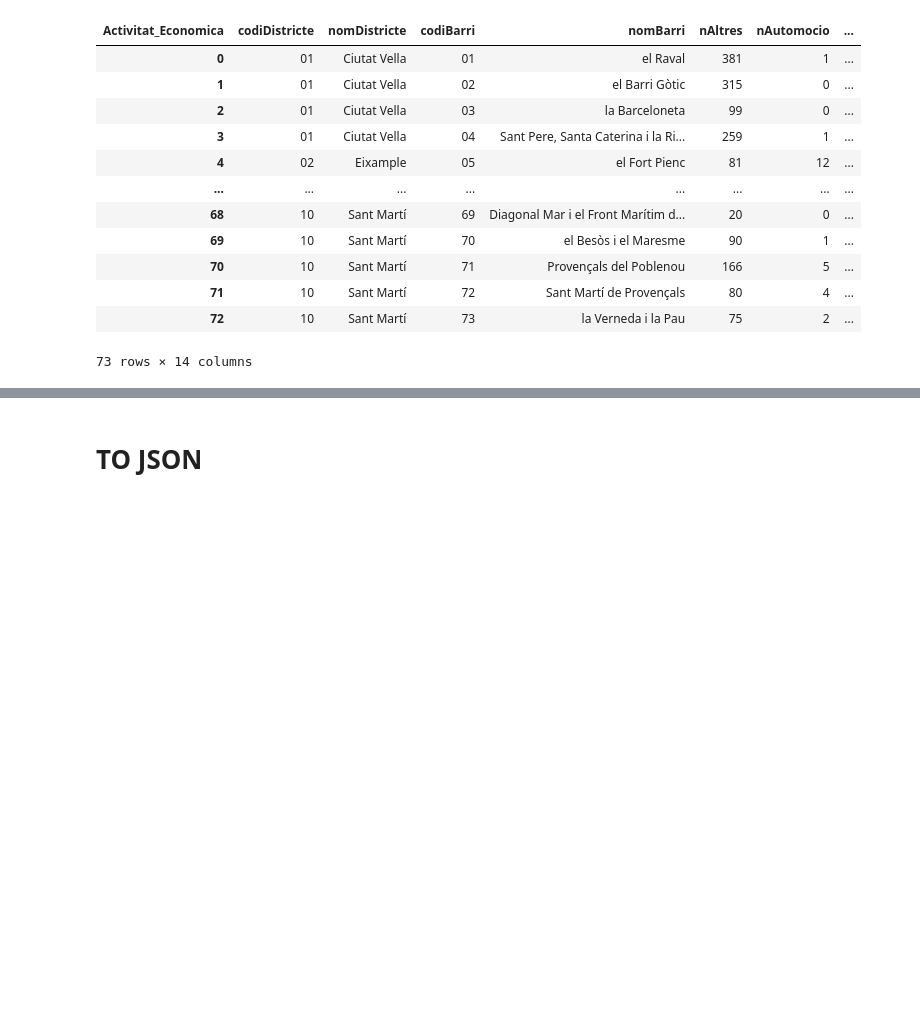
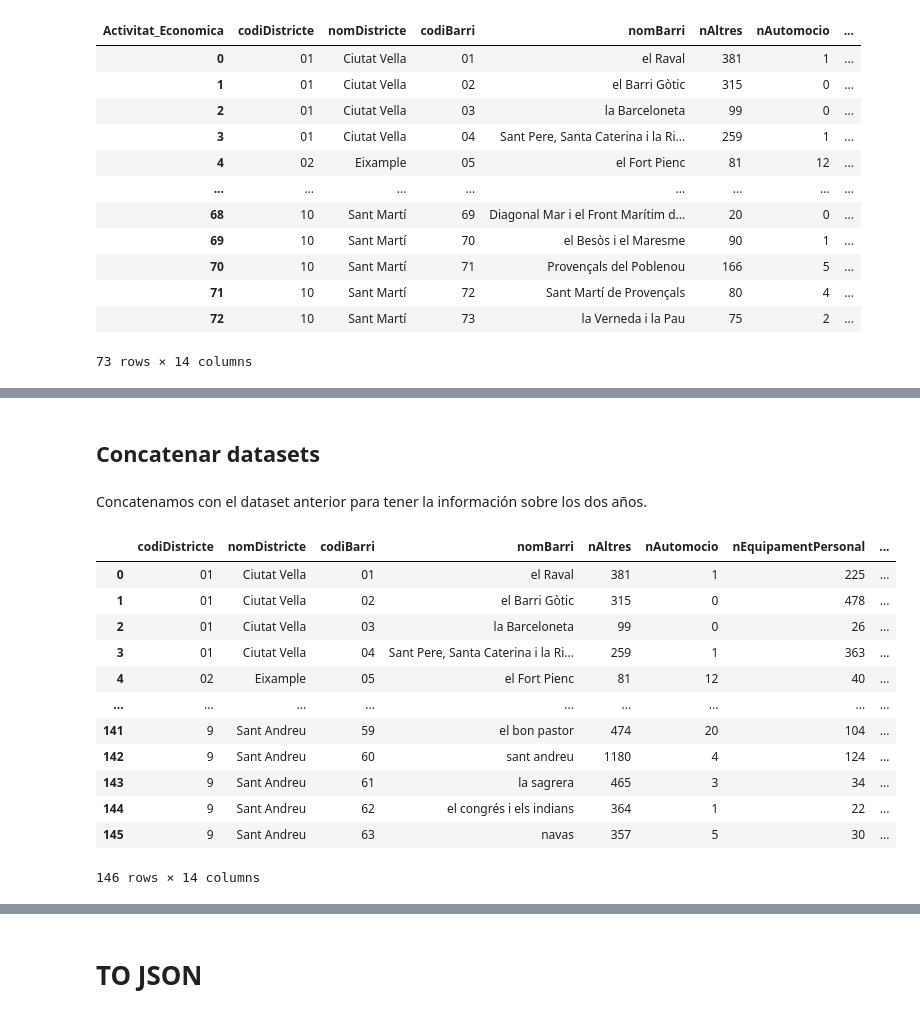
Before and after one commit to juliariera/jump2backend-2, a Jupyter notebook: data_science/Censo/src/df_censo.ipynb, the cells around one changed output, grey strips where cells are left out. Cells and saved outputs as stored; diff of their text form; code cells hidden in the pictures; blank space fills up the shorter version.

```diff
--- a/data_science/Censo/src/df_censo.ipynb
+++ b/data_science/Censo/src/df_censo.ipynb
@@ -466,0 +678,4 @@ df_cens_pivot
+# %%
+# pivot table para que las actividades economicas se coniertan en columnas y reducir un poco la dimensionalidad
+df_cens_pivot_2016 = pd.pivot_table(df_cens_2016, values='Total_Activitat_Per_Barri', index=['Codi_Districte','Nom_Districte','Codi_Barri','Nom_Barri'], columns='Activitat_Economica', fill_value=0)
+df_cens_pivot_2016.reset_index(inplace=True)
@@ -466,0 +698,23 @@ df_cens_pivot
+# %%
+# cambio de nombre de columnas para estar alineados con el equipo de Back
+df_cens_pivot_2016.rename(columns = {
+    'Codi_Districte':'codiDistricte',
+    'Nom_Districte' : 'nomDistricte',
+    'Nom_Barri':'nomBarri',
+    'Codi_Barri':'codiBarri',
+    'Nom_Barri':'nomBarri',
+    'Altres':'nAltres',
+    'Automoció':'nAutomocio',
+    'Equipament personal':'nEquipamentPersonal',
+    'Oci i cultura': 'nOciCultura',
+    'Parament de la llar':'nParamentLlar',
+    'Quotidià alimentari' : 'nQuotidiaAlimentari',
+    'Quotidià no alimentari' : 'nQuotidiaNoAlimentari',
+    'SERVEIS':'nServeis'
+
+},inplace=True
+
+)
+# %%
+# generamos una nueva columna con el año del dataset
+df_cens_pivot_2016['Anio'] = '2016'
@@ -466,0 +744,3 @@ df_cens_pivot
+# %%
+# Convertimos el año en formato fecha
+df_cens_pivot_2016['Anio'] = pd.to_datetime(df_cens_pivot_2016['Anio'],format = "%Y")
@@ -466,0 +786,22 @@ df_cens_pivot
+# %% [markdown]
+## Concatenar datasets
+# %% [markdown]
+Concatenamos con el dataset anterior para tener la información sobre los dos años.
+# %%
+# Concatenamos con el anterior dataset
+df_cens_concat = pd.concat([df_cens_pivot, df_cens_pivot_2016], ignore_index=True)
+df_cens_concat
+# %% [output]
+|  | codiDistricte | nomDistricte | codiBarri | nomBarri | nAltres | nAutomocio | nEquipamentPersonal | ... |
+| 0 | 01 | Ciutat Vella | 01 | el Raval | 381 | 1 | 225 | ... |
+| 1 | 01 | Ciutat Vella | 02 | el Barri Gòtic | 315 | 0 | 478 | ... |
+| 2 | 01 | Ciutat Vella | 03 | la Barceloneta | 99 | 0 | 26 | ... |
+| 3 | 01 | Ciutat Vella | 04 | Sant Pere, Santa Caterina i la Ri... | 259 | 1 | 363 | ... |
+| 4 | 02 | Eixample | 05 | el Fort Pienc | 81 | 12 | 40 | ... |
+| ... | ... | ... | ... | ... | ... | ... | ... | ... |
+| 141 | 9 | Sant Andreu | 59 | el bon pastor | 474 | 20 | 104 | ... |
+| 142 | 9 | Sant Andreu | 60 | sant andreu | 1180 | 4 | 124 | ... |
+| 143 | 9 | Sant Andreu | 61 | la sagrera | 465 | 3 | 34 | ... |
+| 144 | 9 | Sant Andreu | 62 | el congrés i els indians | 364 | 1 | 22 | ... |
+| 145 | 9 | Sant Andreu | 63 | navas | 357 | 5 | 30 | ... |
+146 rows × 14 columns
```
Also changed, not shown: parts of 43 cells of this notebook, 1 other file.
